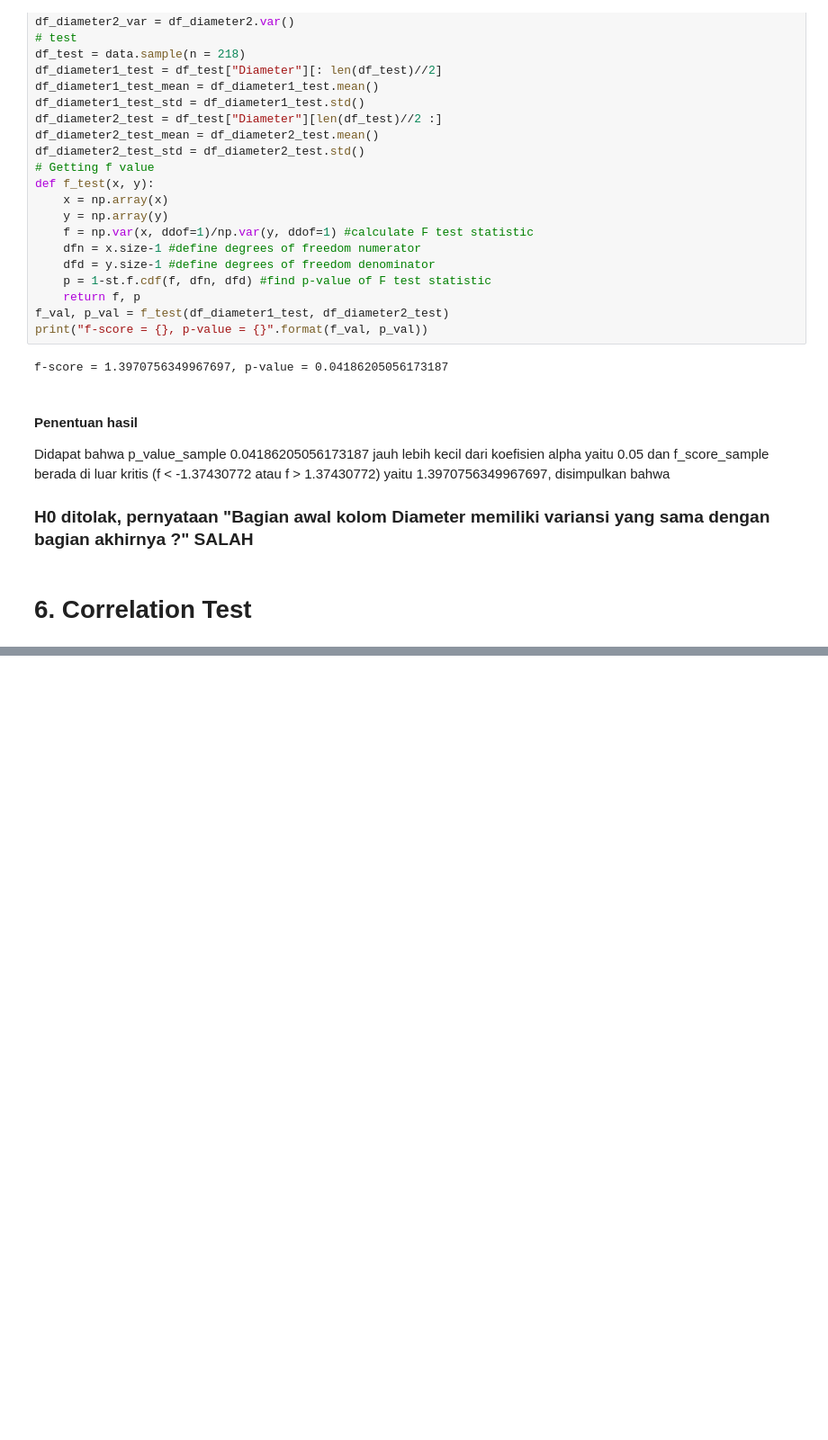
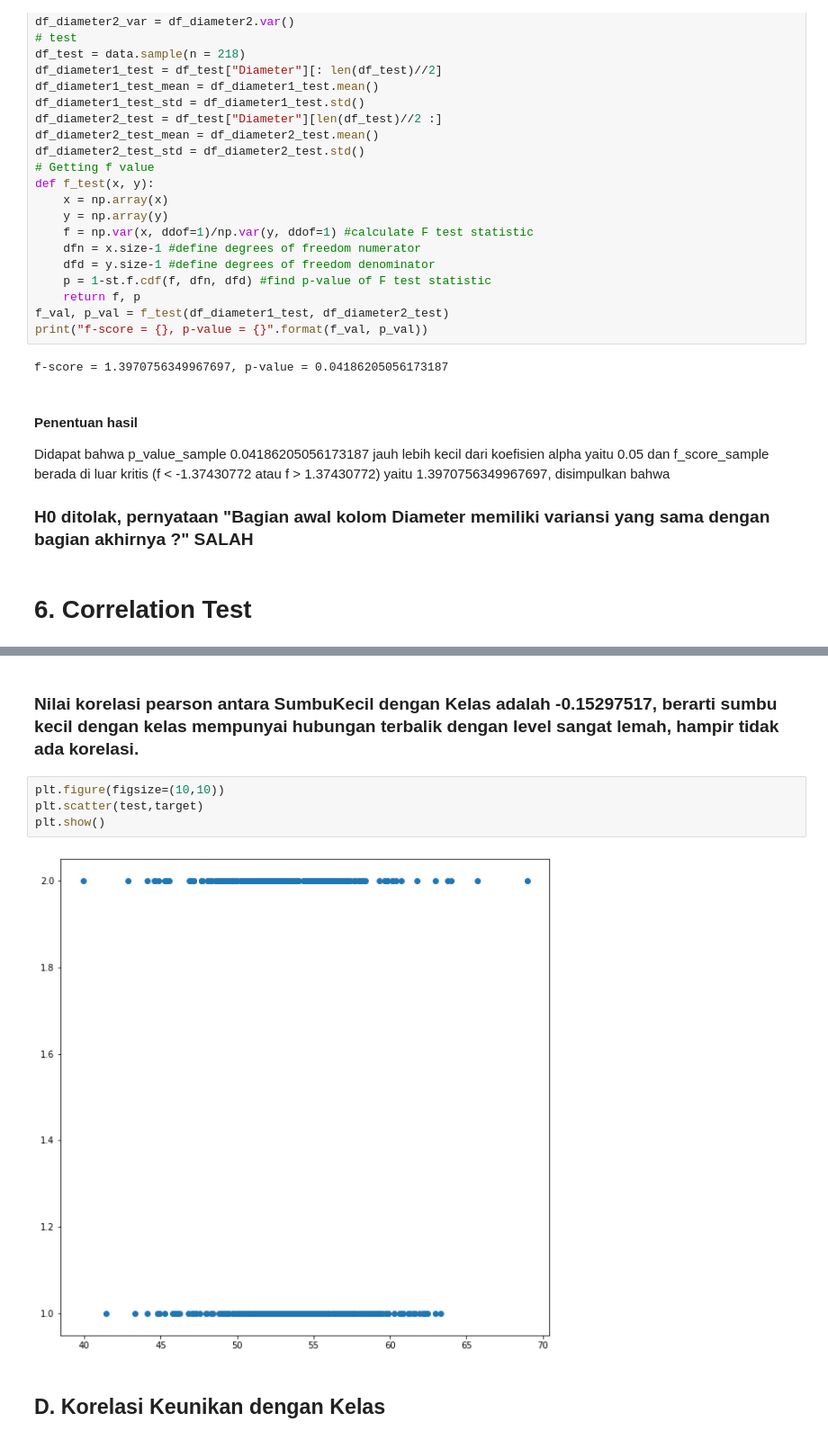
Before and after one commit to chrslex/TubesProbstat, a Jupyter notebook: Tubes keknya sih.ipynb, the cells around one changed output, grey strips where cells are left out. Shown at 90% size. Drawn from its saved outputs; the diff is of its cells as text; blank space fills up the shorter version.

```diff
--- a/Tubes keknya sih.ipynb
+++ b/Tubes keknya sih.ipynb
@@ -873,0 +917,10 @@ dan f_score_sample berada di luar kritis (f < -1.37430772 atau f > 1.37430772) y
+# %% [markdown]
+### Nilai korelasi pearson antara SumbuKecil dengan Kelas adalah -0.15297517, berarti sumbu kecil dengan kelas mempunyai hubungan terbalik dengan level sangat lemah, hampir tidak ada korelasi.
+# %%
+plt.figure(figsize=(10,10))
+plt.scatter(test,target)
+plt.show()
+# %% [output]
+[figure, added]
+# %% [markdown]
+## D. Korelasi Keunikan dengan Kelas
```
Also changed, not shown: parts of 34 cells of this notebook.
